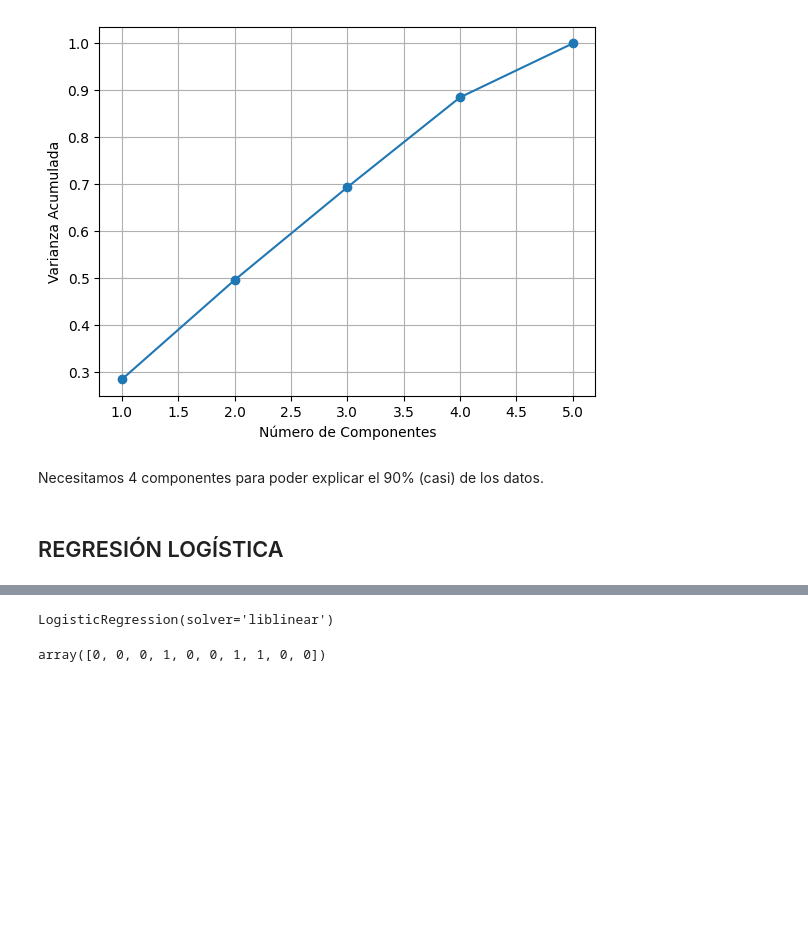
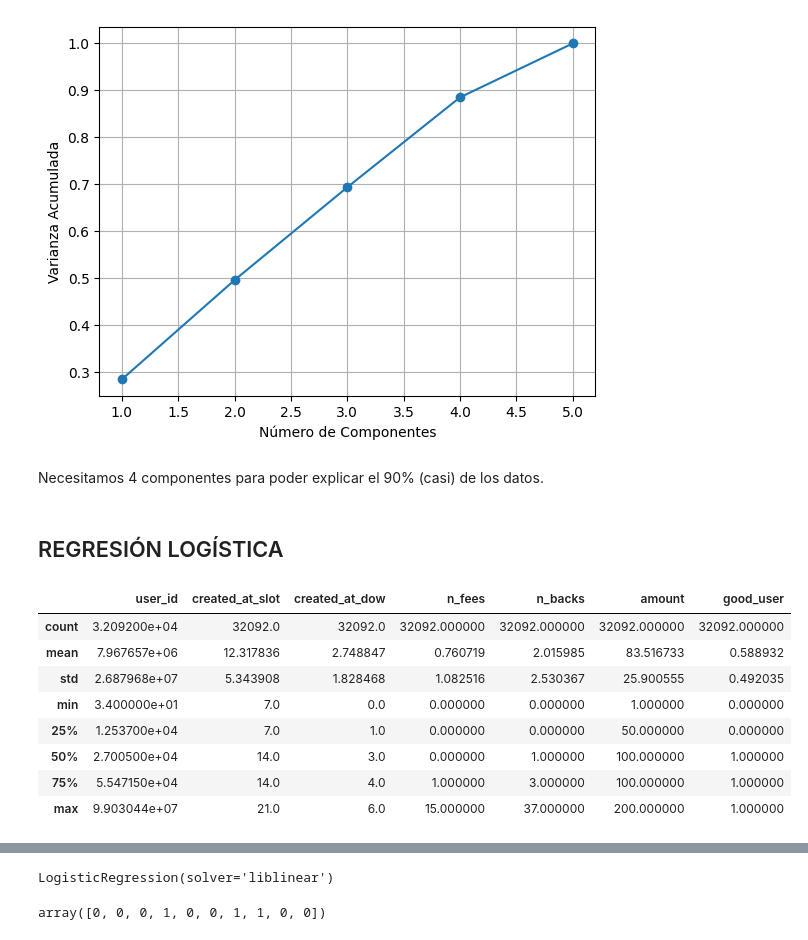
Before and after one commit to Data-Science-Pasta-Loca/ProyectoPastaLoca2, a Jupyter notebook: Alba/modelo.ipynb, the cells around one changed output, grey strips where cells are left out. Drawn from its saved outputs; the diff is of its cells as text; code cells hidden in the pictures; blank space fills up the shorter version.

```diff
--- a/Alba/modelo.ipynb
+++ b/Alba/modelo.ipynb
@@ -211,3 +219,15 @@ plt.show()
 Necesitamos 4 componentes para poder explicar el 90% (casi) de los datos.
 # %% [markdown]
 ## REGRESIÓN LOGÍSTICA
+# %%
+df_simpl.describe()
+# %% [output]
+|  | user_id | created_at_slot | created_at_dow | n_fees | n_backs | amount | good_user |
+| count | 3.209200e+04 | 32092.0 | 32092.0 | 32092.000000 | 32092.000000 | 32092.000000 | 32092.000000 |
+| mean | 7.967657e+06 | 12.317836 | 2.748847 | 0.760719 | 2.015985 | 83.516733 | 0.588932 |
+| std | 2.687968e+07 | 5.343908 | 1.828468 | 1.082516 | 2.530367 | 25.900555 | 0.492035 |
+| min | 3.400000e+01 | 7.0 | 0.0 | 0.000000 | 0.000000 | 1.000000 | 0.000000 |
+| 25% | 1.253700e+04 | 7.0 | 1.0 | 0.000000 | 0.000000 | 50.000000 | 0.000000 |
+| 50% | 2.700500e+04 | 14.0 | 3.0 | 0.000000 | 1.000000 | 100.000000 | 1.000000 |
+| 75% | 5.547150e+04 | 14.0 | 4.0 | 1.000000 | 3.000000 | 100.000000 | 1.000000 |
+| max | 9.903044e+07 | 21.0 | 6.0 | 15.000000 | 37.000000 | 200.000000 | 1.000000 |
```
Also changed, not shown: parts of 12 cells of this notebook, 1 other file.
